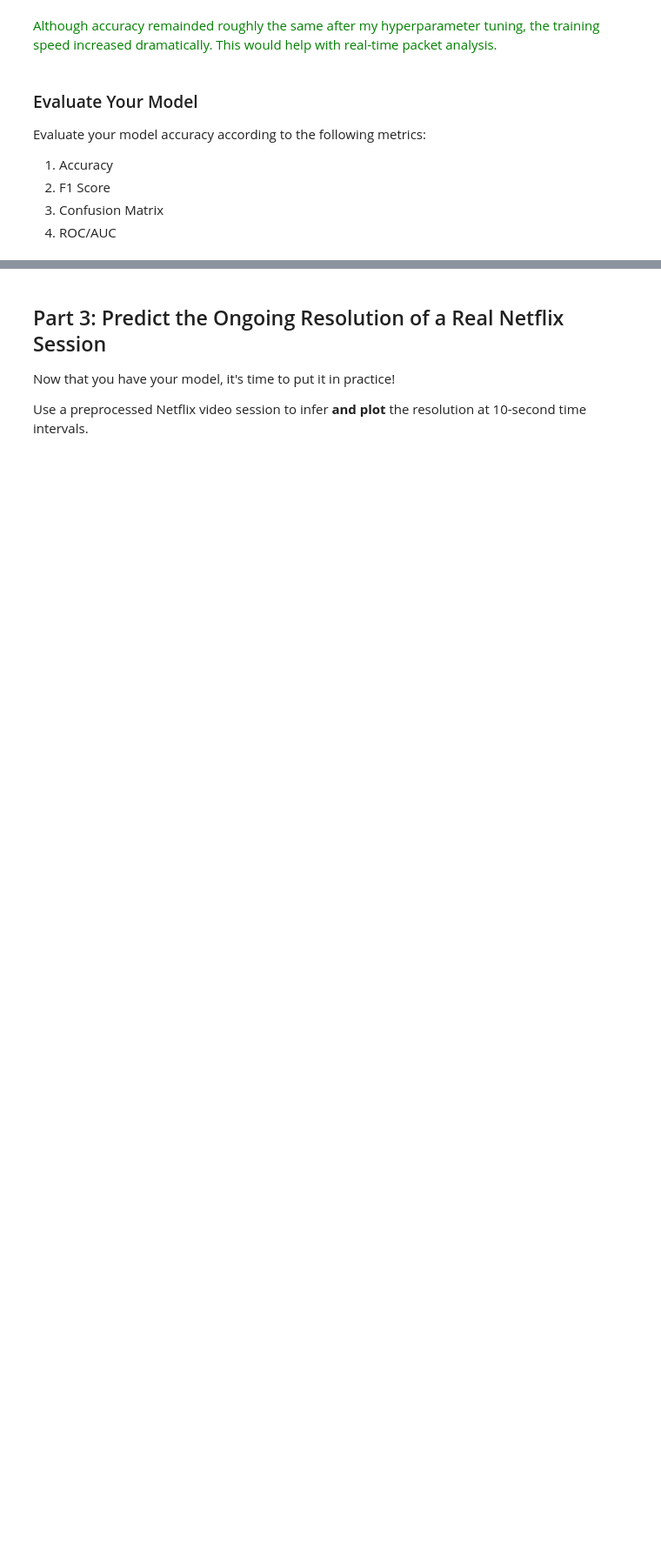
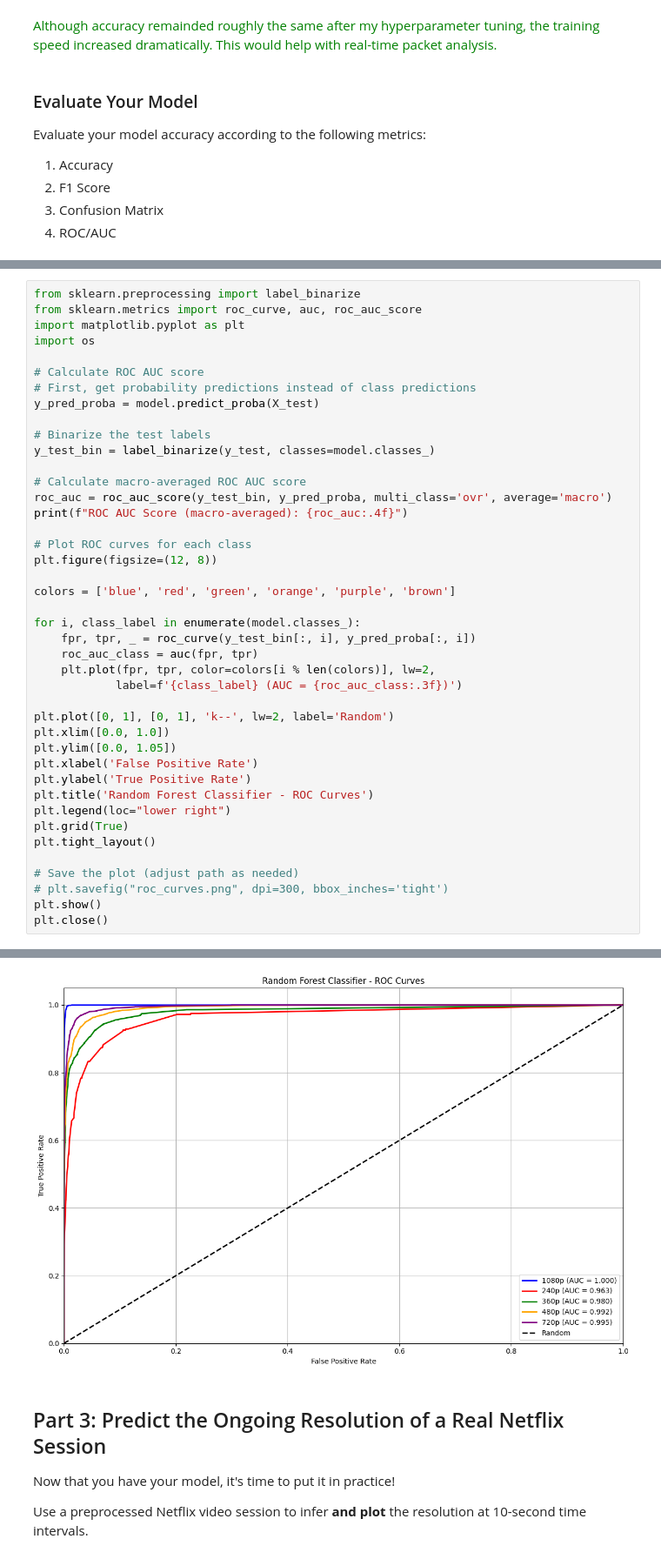
Before and after one commit to noise-course/video-quality-of-experience-Luca-W-D, a Jupyter notebook: 1-Video-Quality-Inference.ipynb, the cells around one changed output, grey strips where cells are left out. Shown at 87% size. Saved outputs shown, nothing was run; the diff lists cells and outputs as text; blank space fills up the shorter version.

```diff
--- a/1-Video-Quality-Inference.ipynb
+++ b/1-Video-Quality-Inference.ipynb
@@ -537,0 +549,43 @@ Instead, I've defaulted to just finding the raw score
+# %%
+from sklearn.preprocessing import label_binarize
+from sklearn.metrics import roc_curve, auc, roc_auc_score
+import matplotlib.pyplot as plt
+import os
+
+# Calculate ROC AUC score
+# First, get probability predictions instead of class predictions
+y_pred_proba = model.predict_proba(X_test)
+
+# Binarize the test labels
+y_test_bin = label_binarize(y_test, classes=model.classes_)
+
+# Calculate macro-averaged ROC AUC score
+roc_auc = roc_auc_score(y_test_bin, y_pred_proba, multi_class='ovr', average='macro')
+print(f"ROC AUC Score (macro-averaged): {roc_auc:.4f}")
+
+# Plot ROC curves for each class
+plt.figure(figsize=(12, 8))
+
+colors = ['blue', 'red', 'green', 'orange', 'purple', 'brown']
+
+for i, class_label in enumerate(model.classes_):
+    fpr, tpr, _ = roc_curve(y_test_bin[:, i], y_pred_proba[:, i])
+    roc_auc_class = auc(fpr, tpr)
+    plt.plot(fpr, tpr, color=colors[i % len(colors)], lw=2,
+            label=f'{class_label} (AUC = {roc_auc_class:.3f})')
+
+plt.plot([0, 1], [0, 1], 'k--', lw=2, label='Random')
+plt.xlim([0.0, 1.0])
+plt.ylim([0.0, 1.05])
+plt.xlabel('False Positive Rate')
+plt.ylabel('True Positive Rate')
+plt.title('Random Forest Classifier - ROC Curves')
+plt.legend(loc="lower right")
+plt.grid(True)
+plt.tight_layout()
+
+# Save the plot (adjust path as needed)
+# plt.savefig("roc_curves.png", dpi=300, bbox_inches='tight')
+plt.show()
+plt.close()
+# %% [output]
@@ -538,3 +593,4 @@ Instead, I've defaulted to just finding the raw score
+[figure, added]
 # %% [markdown]
 ## Part 3: Predict the Ongoing Resolution of a Real Netflix Session
 
```
Also changed, not shown: parts of 12 cells of this notebook, 1 other file.
